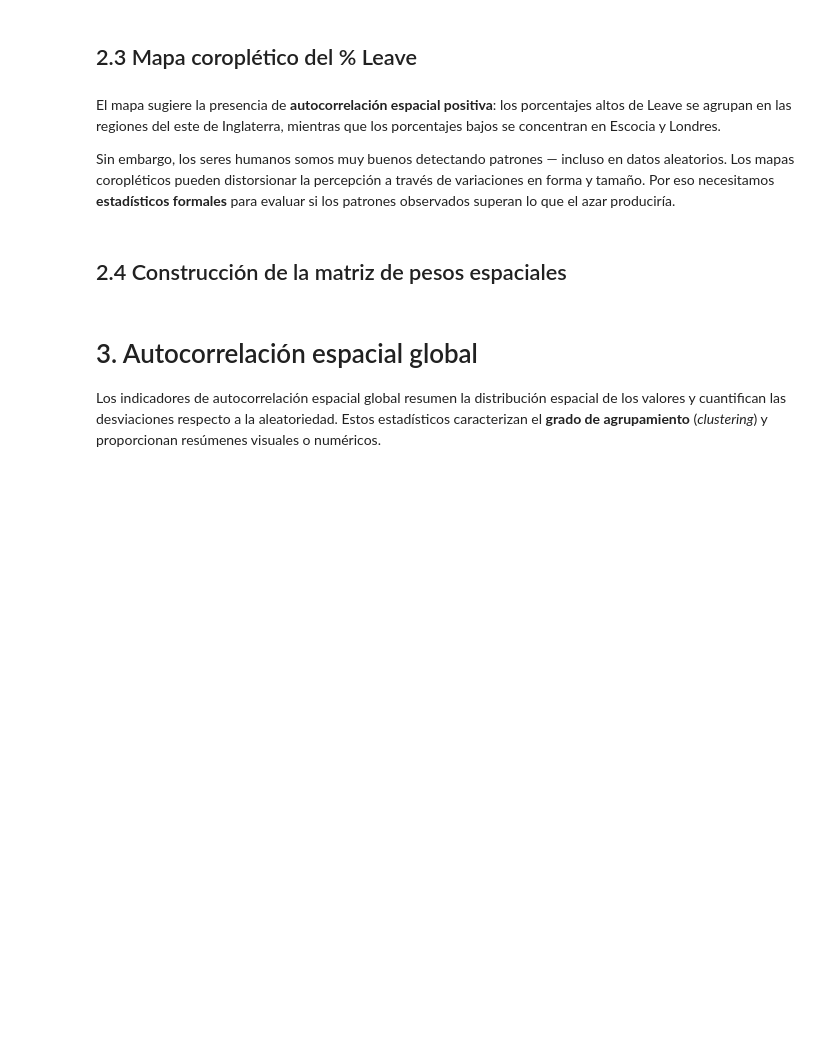
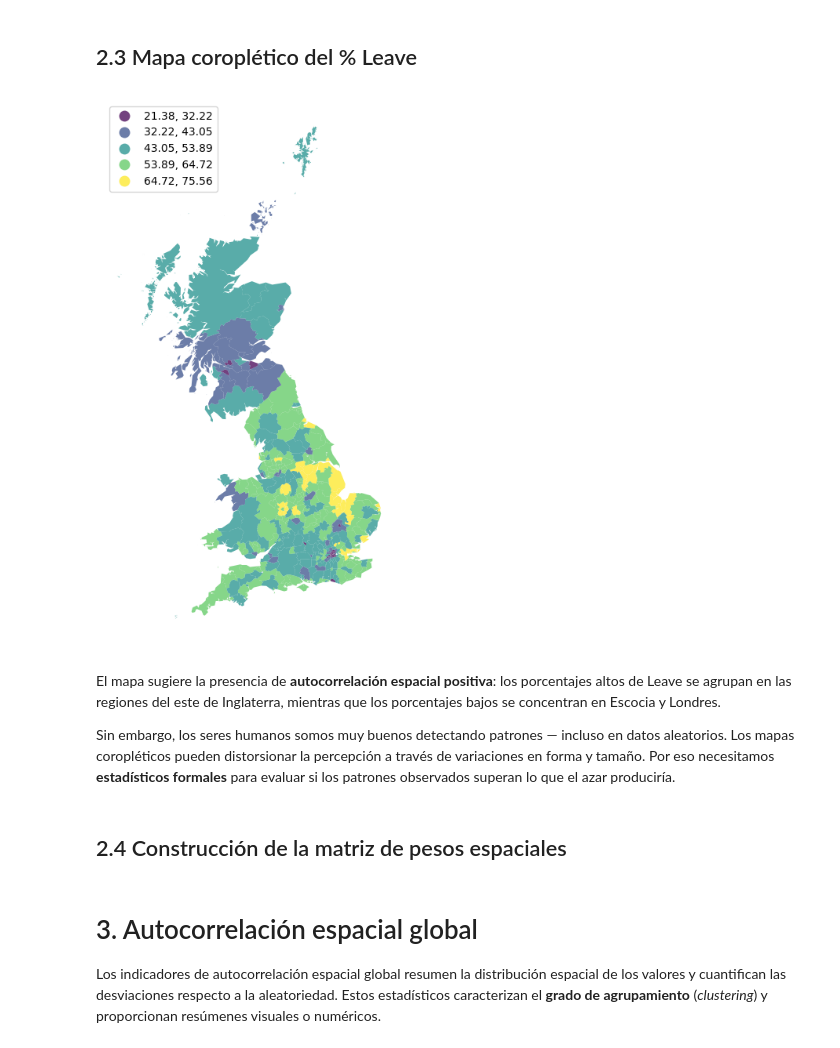
Before and after one commit to daniopitz/geodata, a Jupyter notebook: 04_autocorrelacion_espacial.ipynb, the cells around one changed output. Cells and saved outputs as stored; diff of their text form; code cells hidden in the pictures; blank space fills up the shorter version.

```diff
--- a/04_autocorrelacion_espacial.ipynb
+++ b/04_autocorrelacion_espacial.ipynb
@@ -115,25 +112,30 @@ memory usage: 14.8+ KB
 # %% [markdown]
 ## 2.3 Mapa coroplético del % Leave
 # %%
+liverpool = db[db["lad16nm"] == "Liverpool"]
+lx, ly = liverpool.geometry.centroid.x.values[0], liverpool.geometry.centroid.y.values[0]
+
 f, ax = plt.subplots(1, figsize=(9, 9))
 db.plot(
     column="Pct_Leave",
     cmap="viridis",
-    scheme="quantiles",
+    scheme="EqualInterval",
     k=5,
     edgecolor="white",
     linewidth=0.0,
     alpha=0.75,
     legend=True,
     legend_kwds={"loc": 2},
     ax=ax,
 )
-contextily.add_basemap(
-    ax,
-    crs=db.crs,
-    source=contextily.providers.CartoDB.Positron,
-)
 ax.set_axis_off()
+#ax.plot(lx, ly, marker="*", color="red", markersize=12, zorder=5)
+#ax.annotate("Liverpool", xy=(lx, ly), xytext=(lx + 5000, ly + 8000),
+            #fontsize=9, color="red", fontweight="bold")
+
+plt.show()
+# %% [output]
+[figure, added]
 # %% [markdown]
 El mapa sugiere la presencia de **autocorrelación espacial positiva**: los porcentajes altos de Leave se agrupan en las regiones del este de Inglaterra, mientras que los porcentajes bajos se concentran en Escocia y Londres.
 
```
Also changed, not shown: parts of 20 cells of this notebook.
